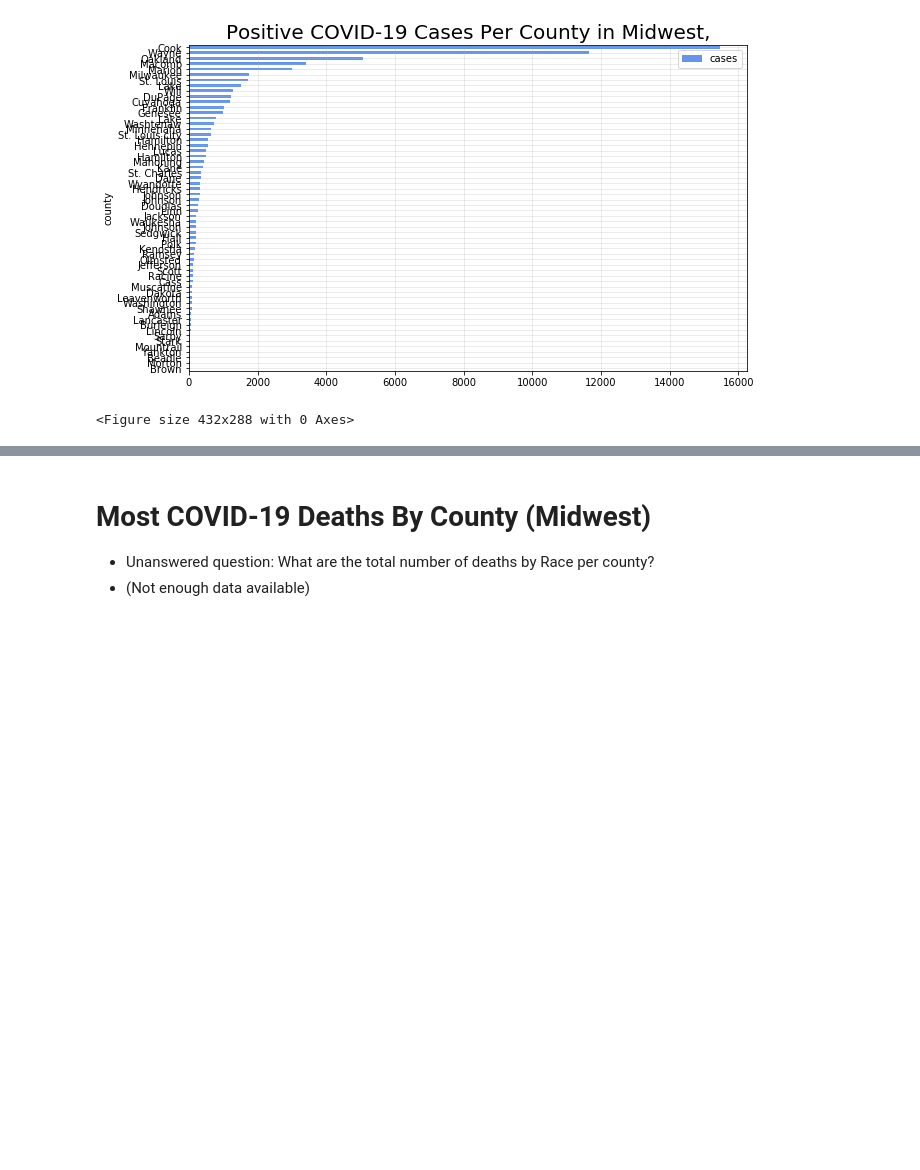
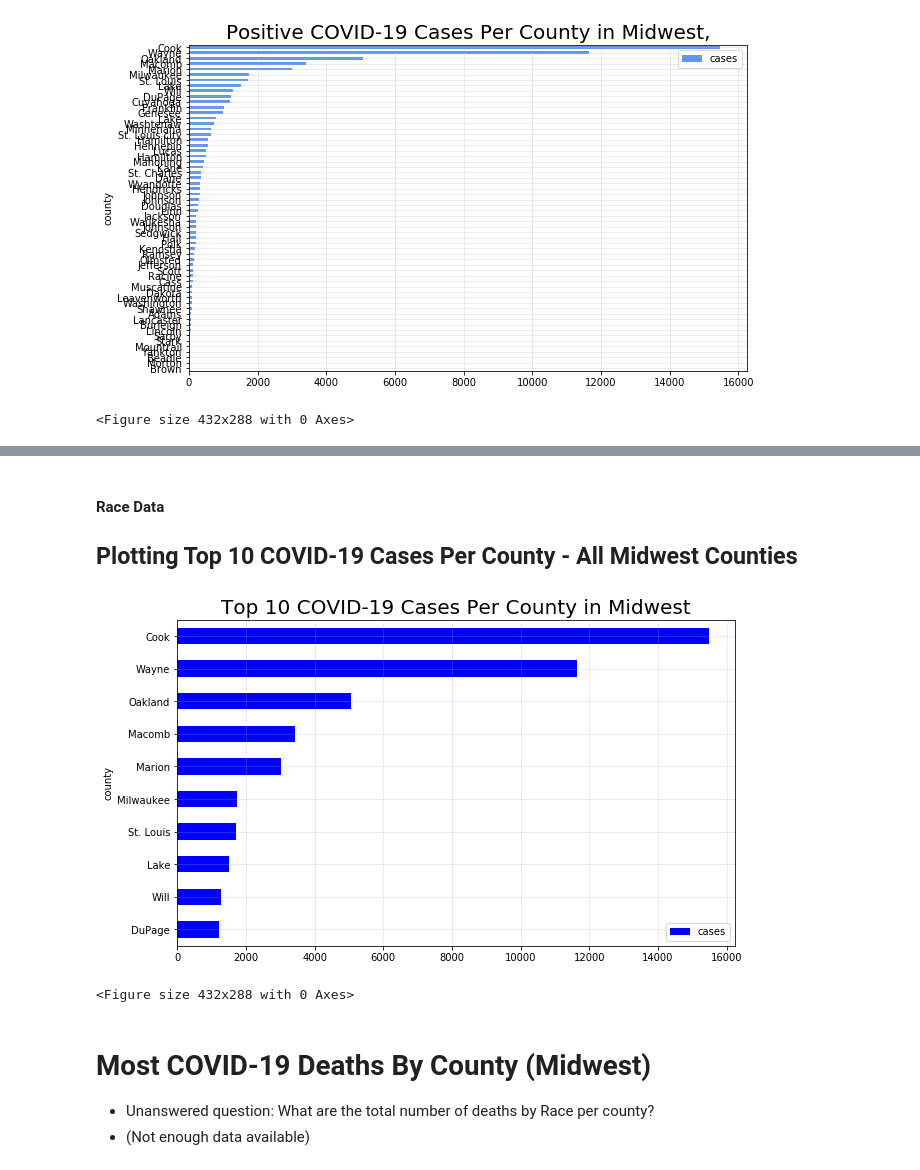
Before and after one commit to YaluZhou/Practice2, a Jupyter notebook: sc_race_data_km.ipynb, the cells around one changed output, grey strips where cells are left out. Cells and saved outputs as stored; diff of their text form; code cells hidden in the pictures; blank space fills up the shorter version.

Commit message:
final push for project1

```diff
--- a/sc_race_data_km.ipynb
+++ b/sc_race_data_km.ipynb
@@ -404,0 +507,4 @@ plt.savefig("/Users/Tito/group_projects/my_project1_files/state_county_data_file
+# %%
+# Top 10 cases - New DataFrame
+top_10_cases = mw_census_covid_race_cases_df.head(10)
+top_10_cases
@@ -405,3 +523,30 @@ plt.savefig("/Users/Tito/group_projects/my_project1_files/state_county_data_file
+# %% [markdown]
+#### Race Data
+
+## Plotting Top 10 COVID-19 Cases Per County - All Midwest Counties
+# %%
+# Plotting covid cases per county in Midwest
+
+cases_chart = top_10_cases[["county", "cases"]]
+
+# Drop NaN values
+cases_chart = cases_chart.dropna()
+
+# Set the index to be "County" so they will be used as labels
+cases_chart = cases_chart.set_index("county").sort_values('cases')
+
+# Use DataFrame.plot() to create a bar chart
+cases_chart.plot(kind = "barh", color = "blue", figsize = (10,6))
+
+# Set a title for the chart
+plt.title("Top 10 COVID-19 Cases Per County in Midwest", fontsize = 20)
+plt.grid(alpha = 0.3)
+plt.show()
+plt.tight_layout()
+plt.savefig("/Users/Tito/group_projects/my_project1_files/state_county_data_files/state_county_data_images/top_10_cases_county_midwest.png")
+# %% [output]
+[figure, added]
+<Figure size 432x288 with 0 Axes>
 # %% [markdown]
 # Most COVID-19 Deaths By County (Midwest)
 
```
Also changed, not shown: parts of 50 cells of this notebook.
